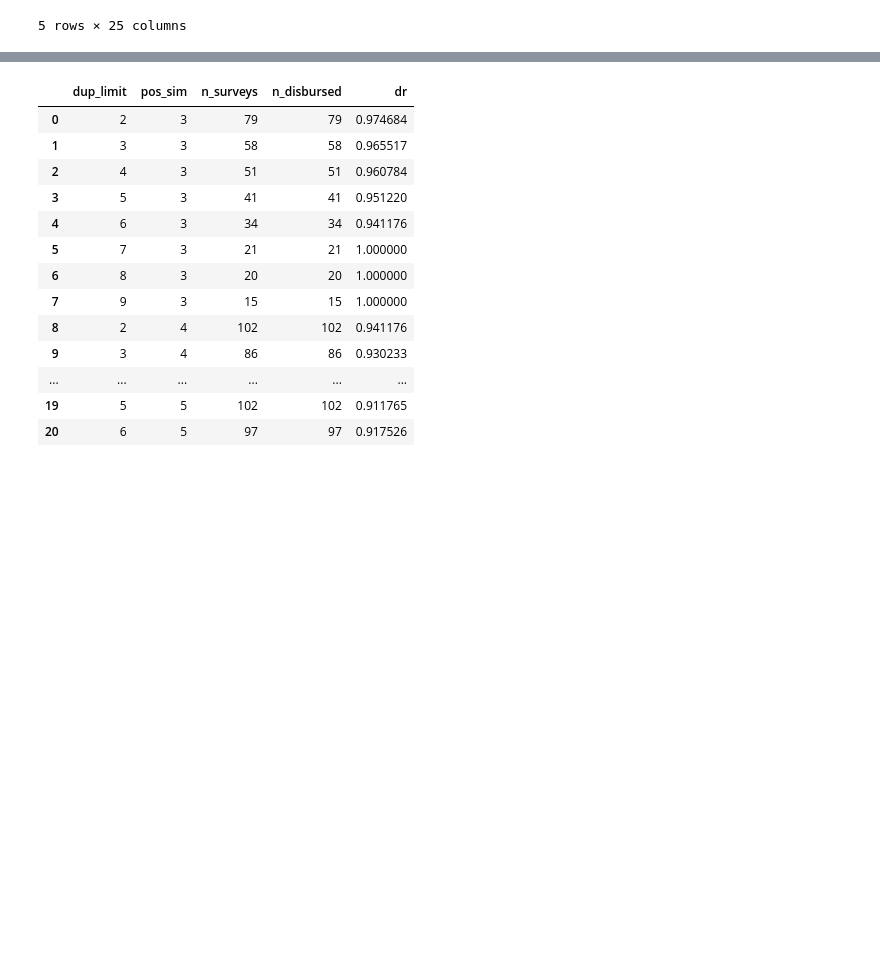
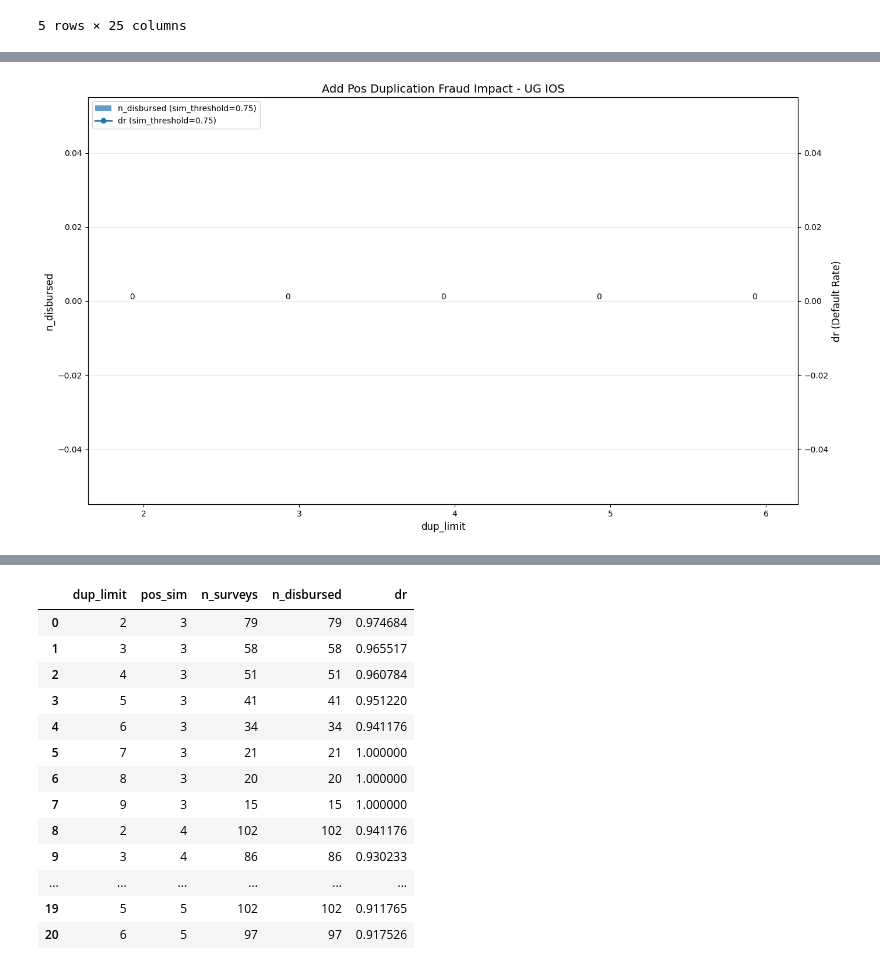
Before and after one commit to missjossy/Data-Research-Code, a Jupyter notebook: fraud/notebooks/uganda-case.ipynb, the cells around one changed output, grey strips where cells are left out. Saved outputs shown, nothing was run; the diff lists cells and outputs as text; code cells hidden in the pictures; blank space fills up the shorter version.

```diff
--- a/fraud/notebooks/uganda-case.ipynb
+++ b/fraud/notebooks/uganda-case.ipynb
@@ -43,0 +86,5 @@ df = df.drop('TIME', axis=1)
+# %%
+output1
+add_multi_chart(output1, 'Add Pos Duplication Fraud Impact - UG IOS', 'dup_limit', 'sim_threshold')
+# %% [output]
+[figure, added]
```
Also changed, not shown: parts of 20 cells of this notebook, 24 other files.
